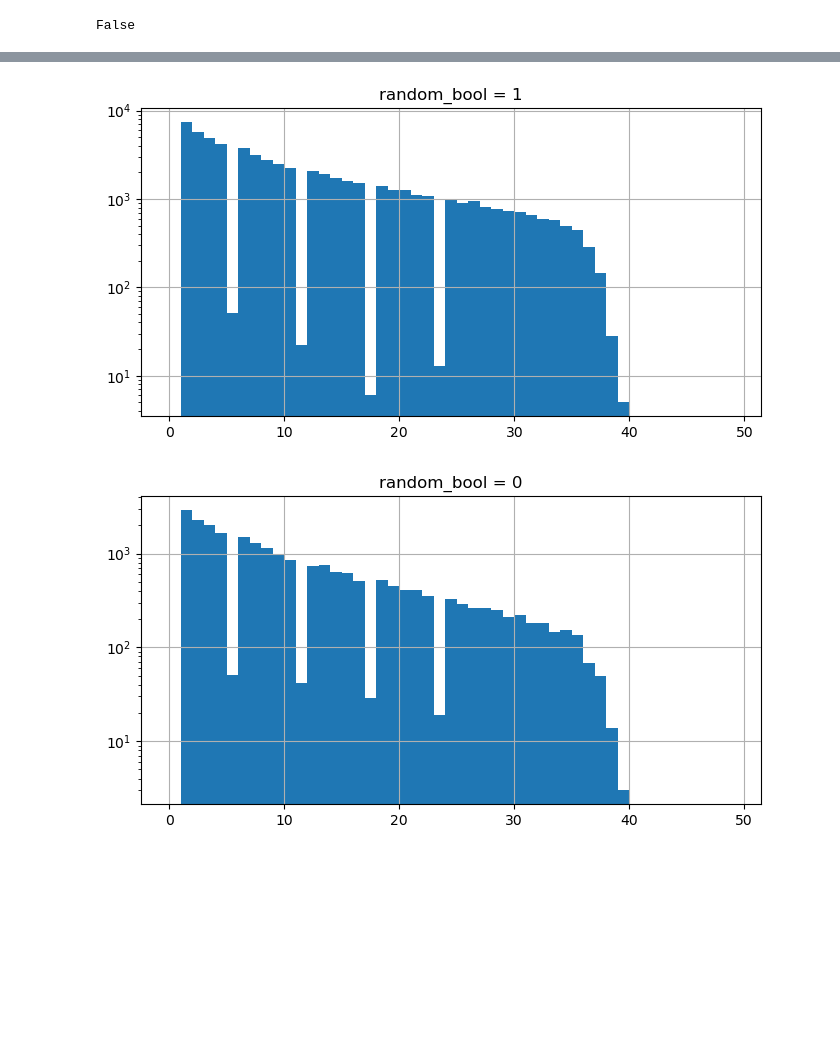
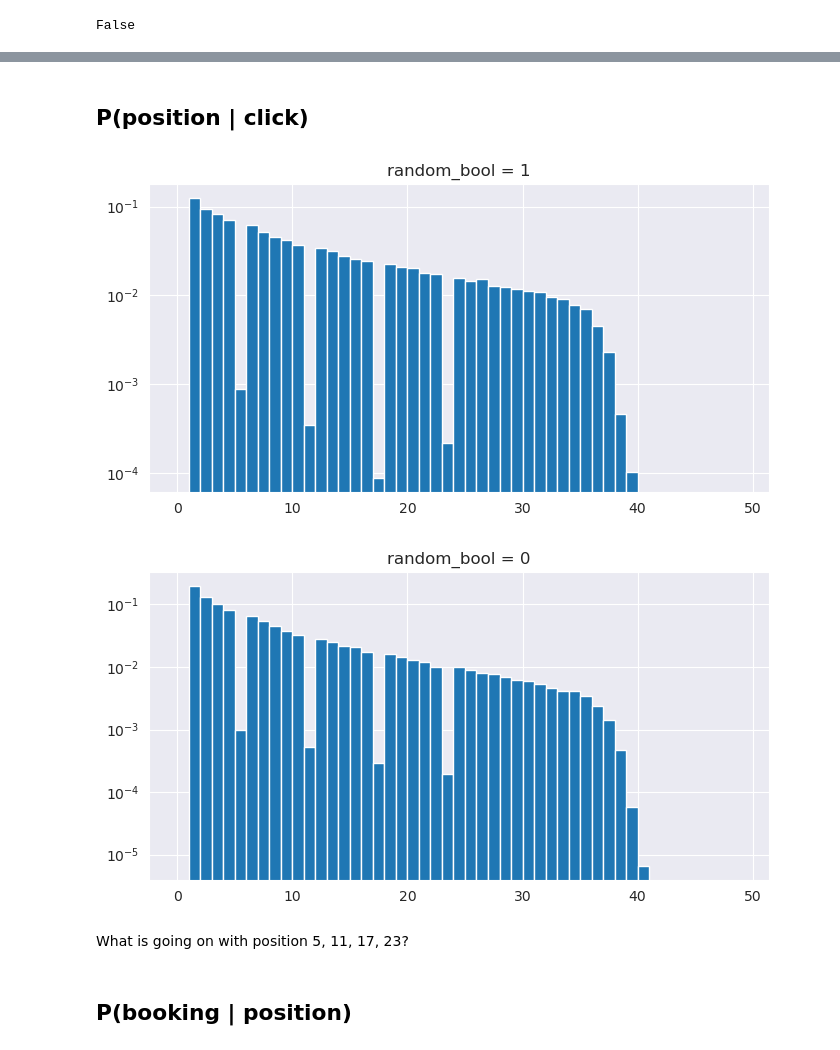
Before and after one commit to chrysapz/Expedia-Hotel-Reccomendation, a Jupyter notebook: robert.ipynb, the cells around one changed output, grey strips where cells are left out. Drawn from its saved outputs; the diff is of its cells as text; code cells hidden in the pictures; blank space fills up the shorter version.

```diff
--- a/robert.ipynb
+++ b/robert.ipynb
@@ -130,14 +141,20 @@ booking_pos_hist(random_bool=0)
+# %% [markdown]
+## P(position | click)
 # %%
 def click_pos_hist(random_bool):
     fig, ax = plt.subplots(figsize=(8,4))
     ax.set_title(f'random_bool = {random_bool}')
     ax.set_yscale('log')
     id_subset = set(df[df.random_bool == random_bool].srch_id)
     df_filt = df[df.srch_id.isin(id_subset)]
-    df_filt.query("click_bool==1 and booking_bool==0").position.hist(bins=range(50), ax=ax)
+    df_filt.query("click_bool==1").position.hist(bins=range(50), ax=ax, density=True)
 
 click_pos_hist(random_bool=1)
 click_pos_hist(random_bool=0)
 # %% [output]
-[figure, old version]
+[figure, new version]
-[figure, old version]
+[figure, new version]
+# %% [markdown]
+What is going on with position 5, 11, 17, 23?
+# %% [markdown]
+## P(booking | position)
```
Also changed, not shown: parts of 75 cells of this notebook.
